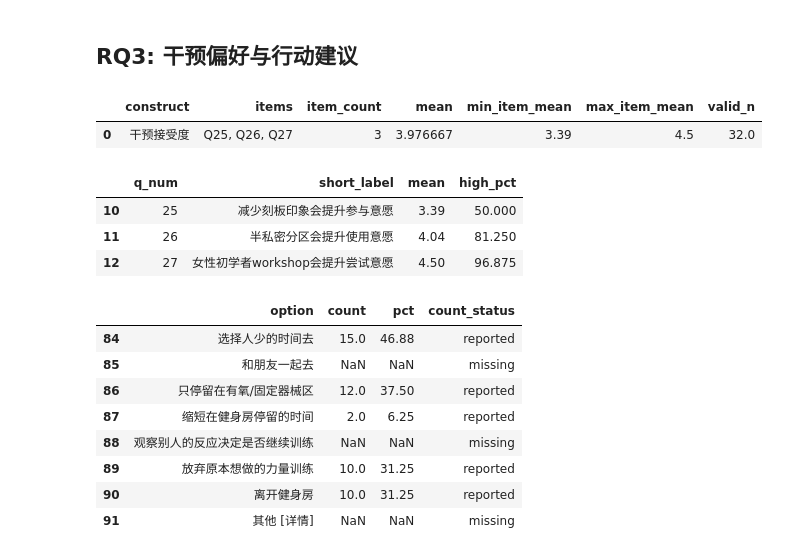
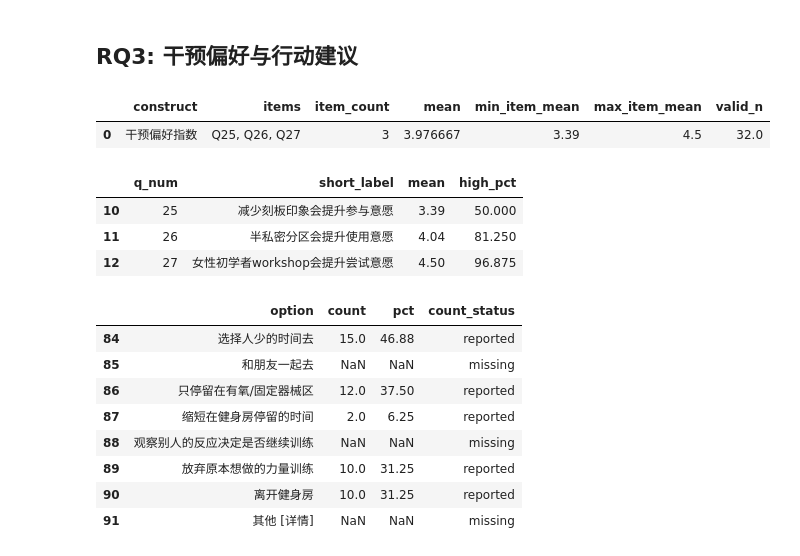
Before and after one commit to pheonix2006/ucug1808-gendered-gym-space, a Jupyter notebook: notebooks/04_inferential_analysis.ipynb, the cells around one changed output. Drawn from its saved outputs; the diff is of its cells as text; code cells hidden in the pictures.

```diff
--- a/notebooks/04_inferential_analysis.ipynb
+++ b/notebooks/04_inferential_analysis.ipynb
@@ -85,12 +140,12 @@ display(frequency_table(options, 9))
 # %% [markdown]
 ## RQ3: 干预偏好与行动建议
 # %%
-display(constructs[constructs["construct"].eq("干预接受度")])
-display(agreement[agreement["construct"].eq("干预接受度")][["q_num", "short_label", "mean", "high_pct"]])
+display(constructs[constructs["construct"].eq("干预偏好指数")])
+display(agreement[agreement["construct"].eq("干预偏好指数")][["q_num", "short_label", "mean", "high_pct"]])
 display(frequency_table(options, 18))
 # %% [output]
 |  | construct | items | item_count | mean | min_item_mean | max_item_mean | valid_n |
-| 0 | 干预接受度 | Q25, Q26, Q27 | 3 | 3.976667 | 3.39 | 4.5 | 32.0 |
+| 0 | 干预偏好指数 | Q25, Q26, Q27 | 3 | 3.976667 | 3.39 | 4.5 | 32.0 |
 |  | q_num | short_label | mean | high_pct |
 | 10 | 25 | 减少刻板印象会提升参与意愿 | 3.39 | 50.000 |
 | 11 | 26 | 半私密分区会提升使用意愿 | 4.04 | 81.250 |
```
Also changed, not shown: parts of 9 cells of this notebook, 42 other files.
